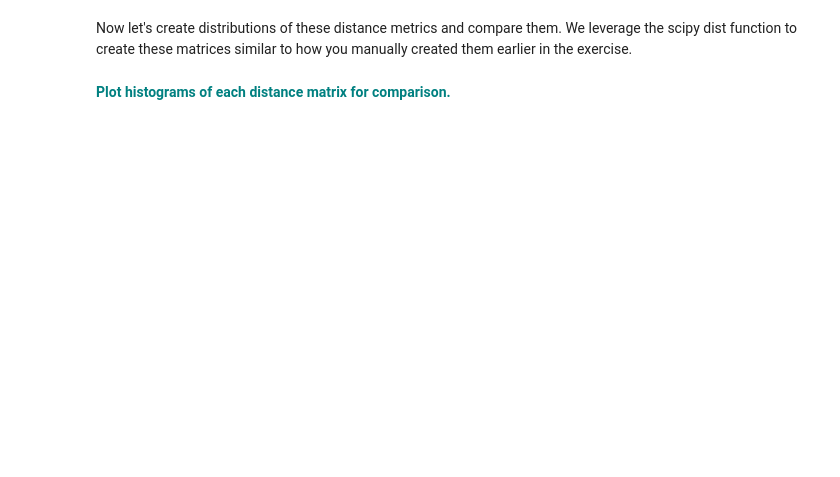
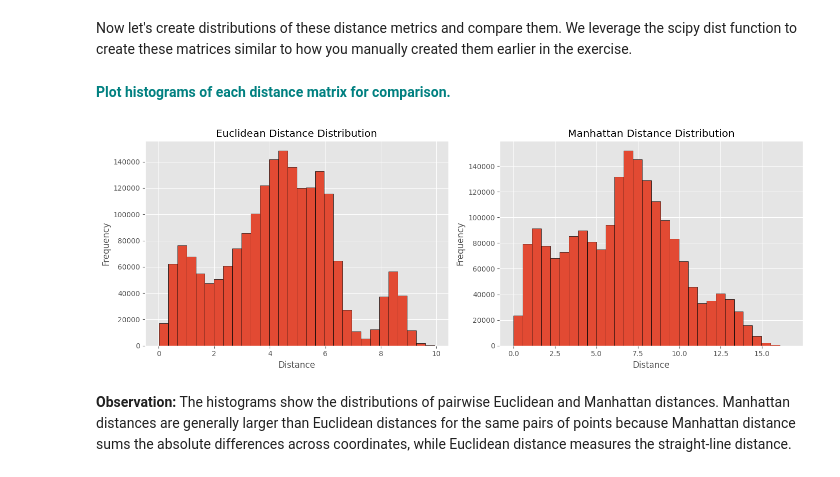
Before and after one commit to josytong/DataScienceTrack, a Jupyter notebook: CaseStudies/CalculatingDistances/Euclidean_and_Manhattan_Distances_Case_Study.ipynb, the cells around one changed output. Cells and saved outputs as stored; diff of their text form; code cells hidden in the pictures; blank space fills up the shorter version.

```diff
--- a/CaseStudies/CalculatingDistances/Euclidean_and_Manhattan_Distances_Case_Study.ipynb
+++ b/CaseStudies/CalculatingDistances/Euclidean_and_Manhattan_Distances_Case_Study.ipynb
@@ -72,3 +112,23 @@ DistManhattan = dist.pdist(mat, 'cityblock')
 largeMat = np.random.random((10000,100))
 # %% [markdown]
 **<font color='teal'>Plot histograms of each distance matrix for comparison.</font>**
+# %%
+# Plot histograms of Euclidean and Manhattan distances
+fig, axes = plt.subplots(1, 2, figsize=(14, 5))
+
+axes[0].hist(DistEuclid, bins=30, edgecolor='black')
+axes[0].set_title('Euclidean Distance Distribution')
+axes[0].set_xlabel('Distance')
+axes[0].set_ylabel('Frequency')
+
+axes[1].hist(DistManhattan, bins=30, edgecolor='black')
+axes[1].set_title('Manhattan Distance Distribution')
+axes[1].set_xlabel('Distance')
+axes[1].set_ylabel('Frequency')
+
+plt.tight_layout()
+plt.show()
+# %% [output]
+[figure, added]
+# %% [markdown]
+**Observation:** The histograms show the distributions of pairwise Euclidean and Manhattan distances. Manhattan distances are generally larger than Euclidean distances for the same pairs of points because Manhattan distance sums the absolute differences across coordinates, while Euclidean distance measures the straight-line distance.
```
Also changed, not shown: parts of 7 cells of this notebook.
